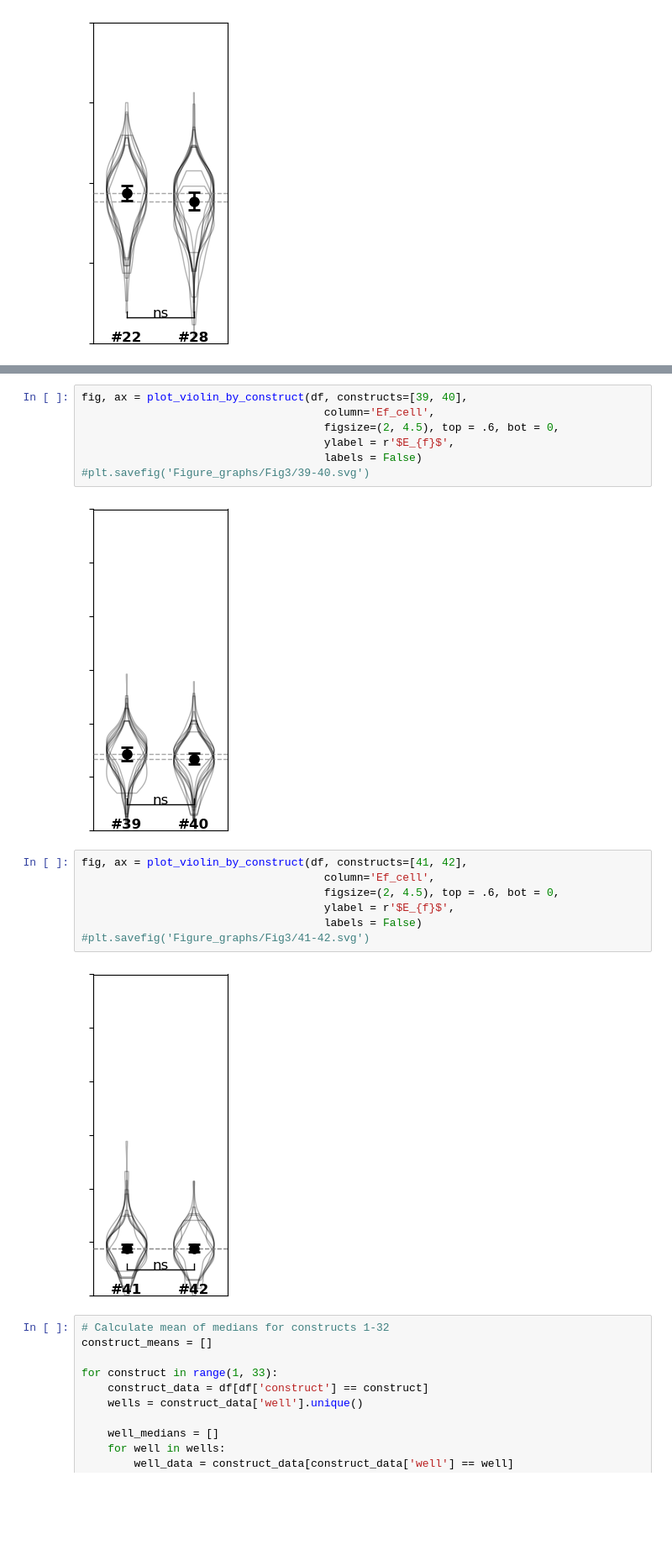
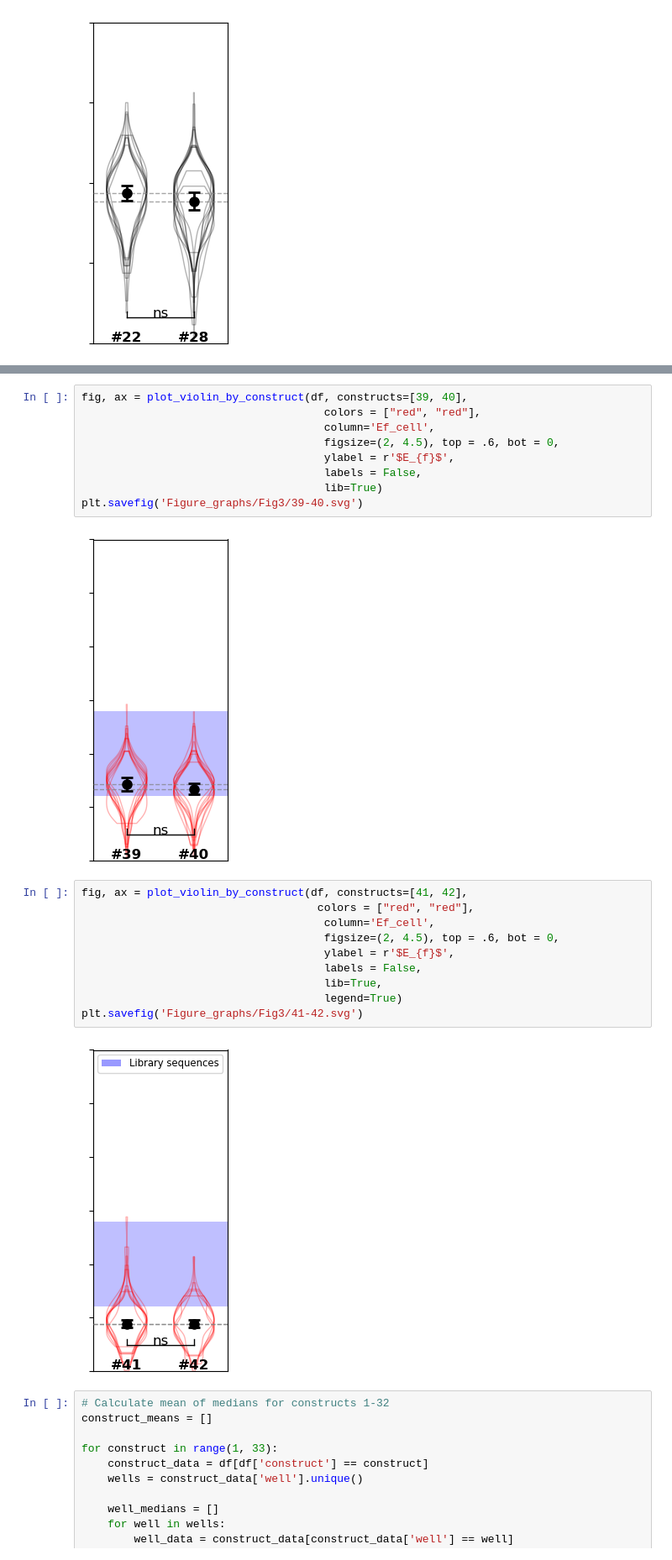
Before and after one commit to sukeniklab/GOOSE_2026, a Jupyter notebook: FRET_data_TB/ViolinPlots.ipynb, the cells around one changed output, grey strips where cells are left out. Shown at 84% size. Saved outputs shown, nothing was run; the diff lists cells and outputs as text; blank space fills up the shorter version.

```diff
--- a/FRET_data_TB/ViolinPlots.ipynb
+++ b/FRET_data_TB/ViolinPlots.ipynb
@@ -523,21 +564,26 @@ fig, ax = plot_violin_by_construct(df, constructs=[37, 38],
 # %%
 fig, ax = plot_violin_by_construct(df, constructs=[39, 40],
+                                     colors = ["red", "red"],
                                      column='Ef_cell',
                                      figsize=(2, 4.5), top = .6, bot = 0,
                                      ylabel = r'$E_{f}$',
-                                     labels = False)
-#plt.savefig('Figure_graphs/Fig3/39-40.svg')
+                                     labels = False,
+                                     lib=True)
+plt.savefig('Figure_graphs/Fig3/39-40.svg')
 # %% [output]
-[figure, old version]
+[figure, new version]
 # %%
 fig, ax = plot_violin_by_construct(df, constructs=[41, 42],
+                                    colors = ["red", "red"],
                                      column='Ef_cell',
                                      figsize=(2, 4.5), top = .6, bot = 0,
                                      ylabel = r'$E_{f}$',
-                                     labels = False)
-#plt.savefig('Figure_graphs/Fig3/41-42.svg')
+                                     labels = False,
+                                     lib=True,
+                                     legend=True)
+plt.savefig('Figure_graphs/Fig3/41-42.svg')
 # %% [output]
-[figure, old version]
+[figure, new version]
 # %%
 # Calculate mean of medians for constructs 1-32
 construct_means = []
```
Also changed, not shown: parts of 6 cells of this notebook, 17 other files.
